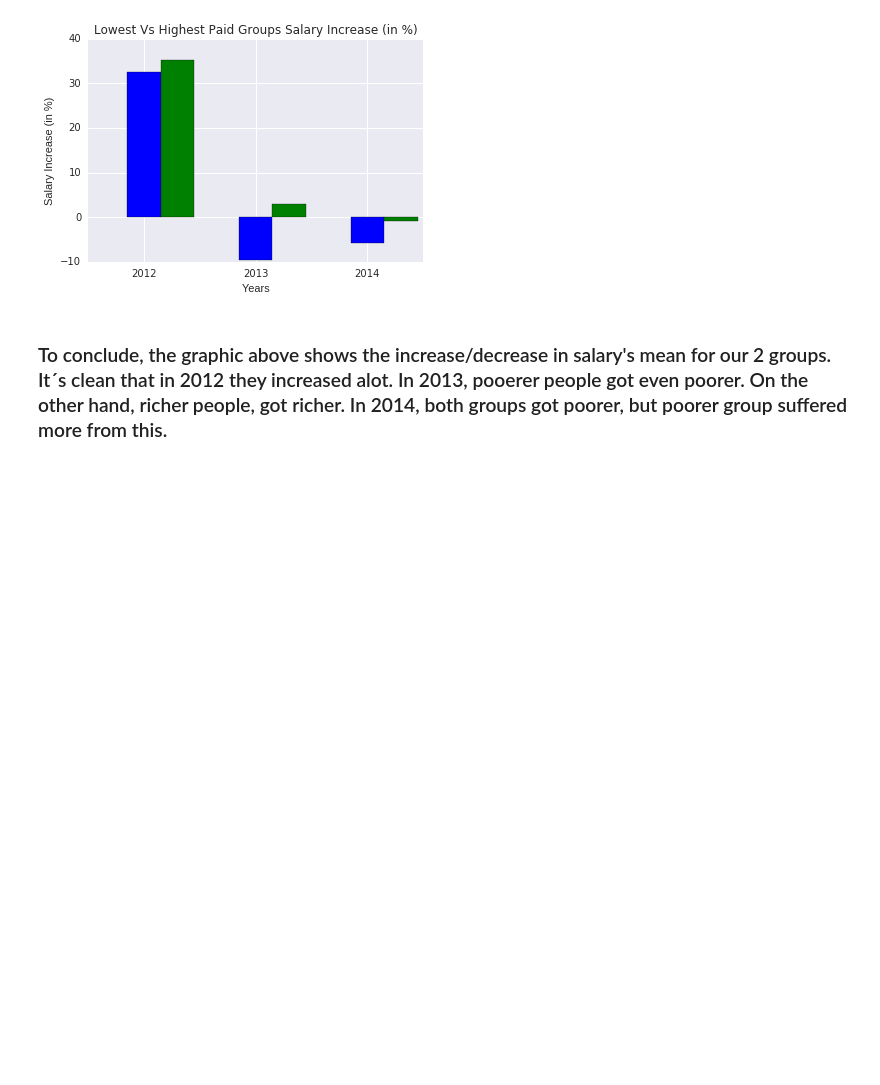
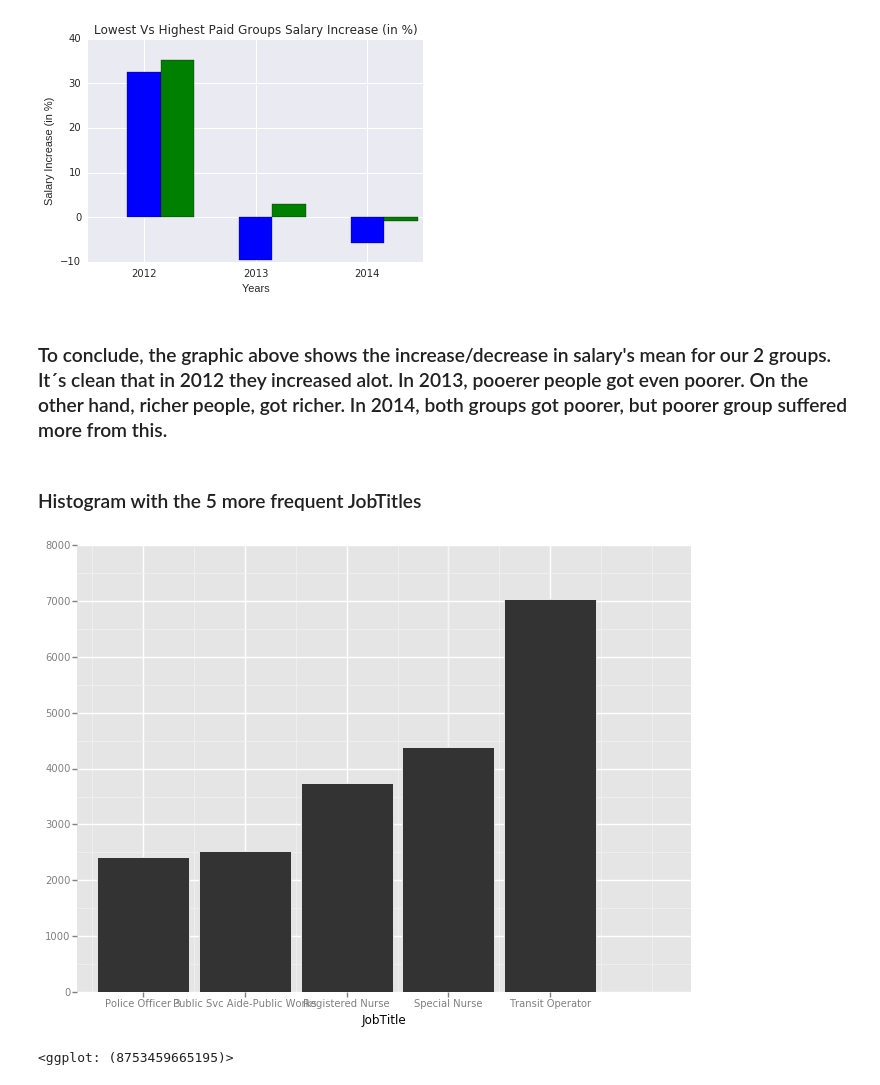
Before and after one commit to guilhermemarson/sf-salaries, a Jupyter notebook: Exploratory Analysis.ipynb, the cells around one changed output. Saved outputs shown, nothing was run; the diff lists cells and outputs as text; code cells hidden in the pictures; blank space fills up the shorter version.

Commit message:
Added histogram with payment and jobTitle distribution

```diff
--- a/Exploratory Analysis.ipynb
+++ b/Exploratory Analysis.ipynb
@@ -639,0 +642,11 @@ xticks(ind  , d.ix[:, d.ix[d['PoorMeanInc'].notnull(), 'year']])
+# %%
+titles = list(abovemean.drop_duplicates('JobTitle').sort_values('CountTitle').tail(5).JobTitle)
+# %%
+plotter = abovemean.ix[abovemean['JobTitle'].isin(titles)]
+# %% [markdown]
+### Histogram with the 5 more frequent JobTitles
+# %%
+ggplot(plotter, aes(x='JobTitle')) + geom_histogram()
+# %% [output]
+[figure, added]
+<ggplot: (8753459665195)>
```
Also changed, not shown: parts of 3 cells of this notebook.
